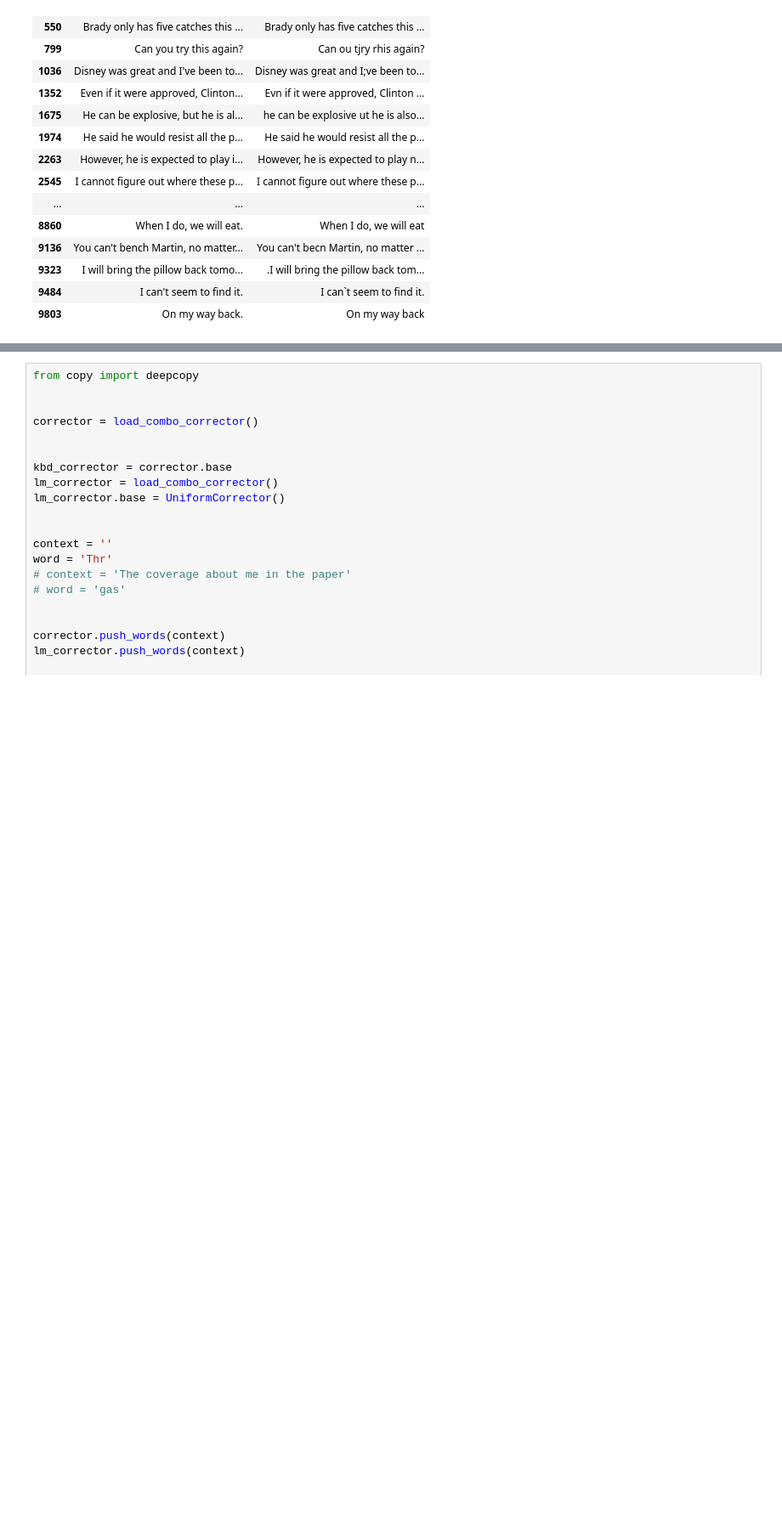
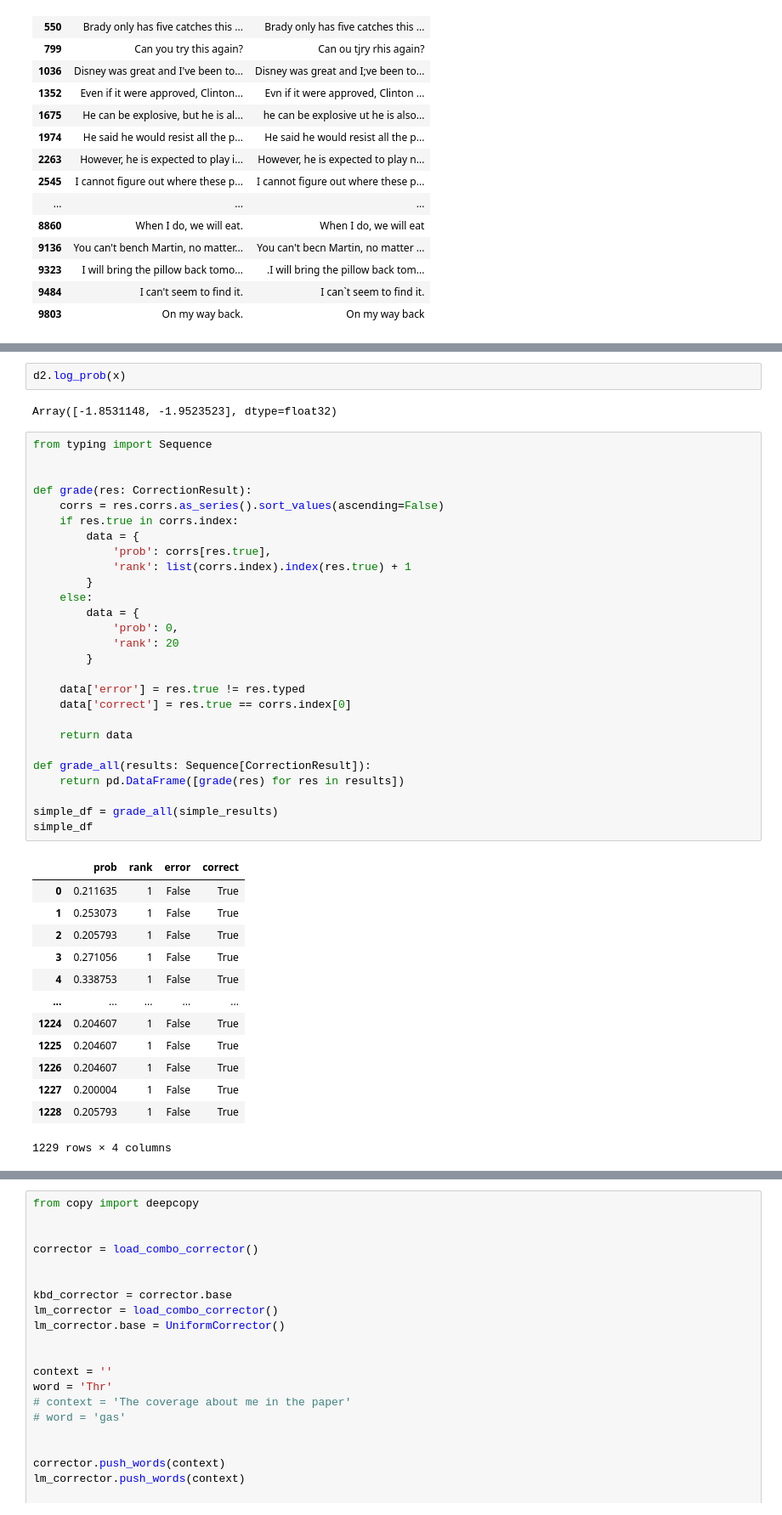
Before and after one commit to csce585-mlsystems/critic-llm, a Jupyter notebook: notebooks/evaluation.ipynb, the cells around one changed output, grey strips where cells are left out. Shown at 85% size. Drawn from its saved outputs; the diff is of its cells as text; blank space fills up the shorter version.

```diff
--- a/notebooks/evaluation.ipynb
+++ b/notebooks/evaluation.ipynb
@@ -168,0 +233,45 @@ evaluate(corrector, 'lm_probs')
+# %%
+d2.log_prob(x)
+# %% [output]
+Array([-1.8531148, -1.9523523], dtype=float32)
+# %%
+from typing import Sequence
+
+
+def grade(res: CorrectionResult):
+    corrs = res.corrs.as_series().sort_values(ascending=False)
+    if res.true in corrs.index:
+        data = {
+            'prob': corrs[res.true],
+            'rank': list(corrs.index).index(res.true) + 1
+        }
+    else:
+        data = {
+            'prob': 0,
+            'rank': 20
+        }
+
+    data['error'] = res.true != res.typed
+    data['correct'] = res.true == corrs.index[0]
+
+    return data
+
+def grade_all(results: Sequence[CorrectionResult]):
+    return pd.DataFrame([grade(res) for res in results])
+
+simple_df = grade_all(simple_results)
+simple_df
+# %% [output]
+|  | prob | rank | error | correct |
+| 0 | 0.211635 | 1 | False | True |
+| 1 | 0.253073 | 1 | False | True |
+| 2 | 0.205793 | 1 | False | True |
+| 3 | 0.271056 | 1 | False | True |
+| 4 | 0.338753 | 1 | False | True |
+| ... | ... | ... | ... | ... |
+| 1224 | 0.204607 | 1 | False | True |
+| 1225 | 0.204607 | 1 | False | True |
+| 1226 | 0.204607 | 1 | False | True |
+| 1227 | 0.200004 | 1 | False | True |
+| 1228 | 0.205793 | 1 | False | True |
+1229 rows × 4 columns
```
Also changed, not shown: parts of 6 cells of this notebook, 8 other files.
